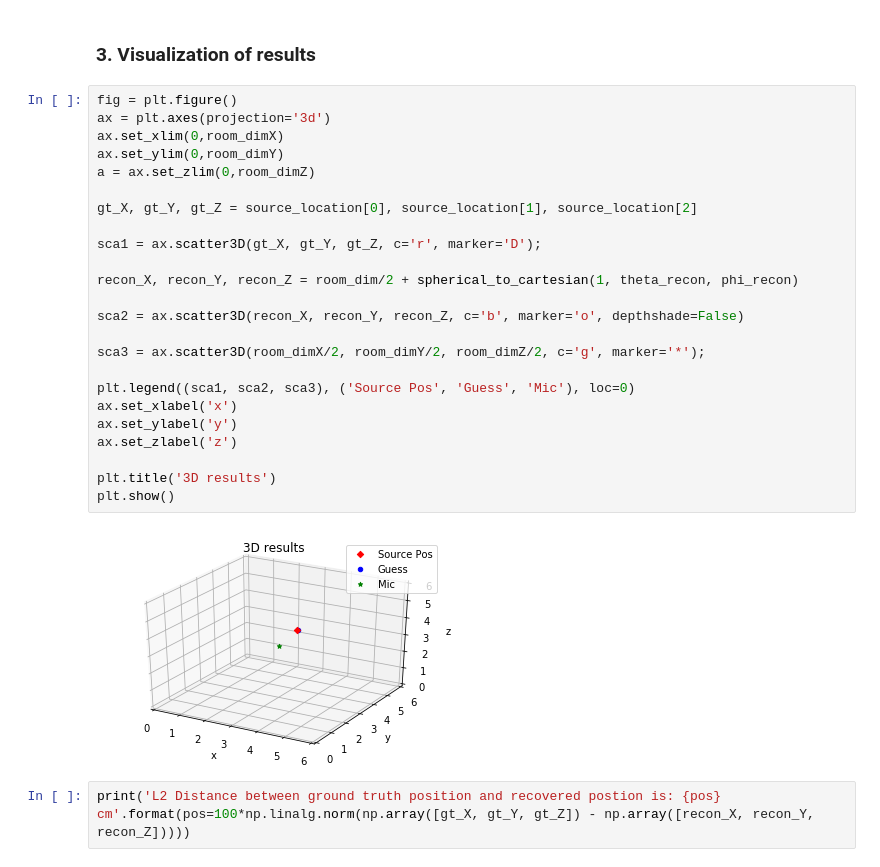
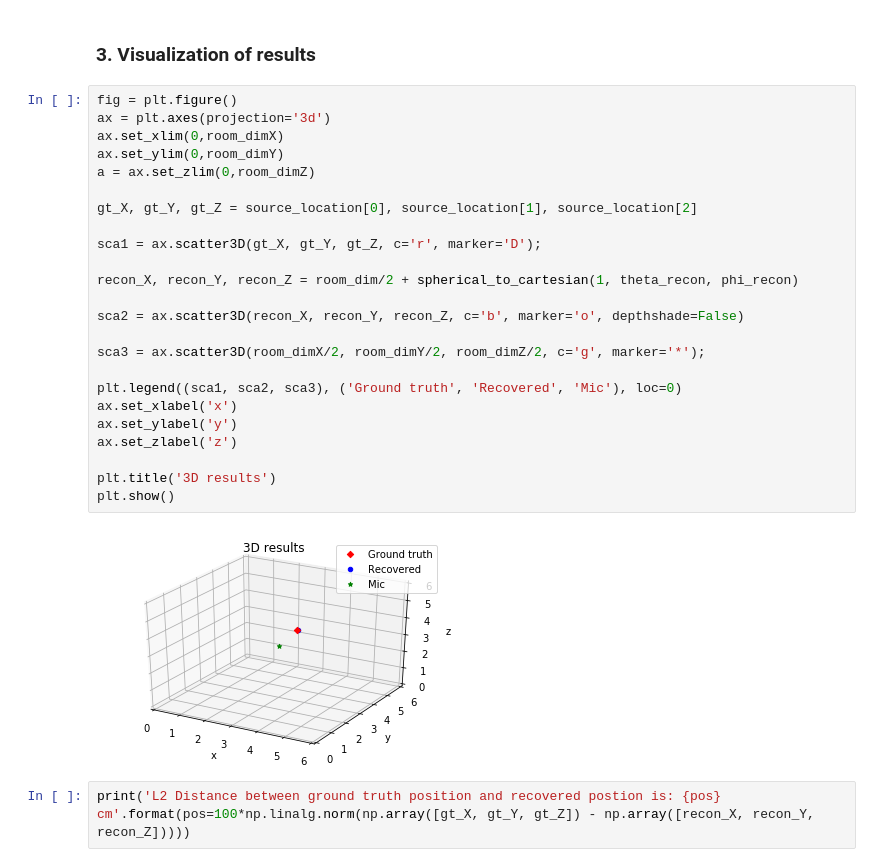
Before and after one commit to Belbaraka/alexa, a Jupyter notebook: modules/srp_phat/gcc_phat.ipynb, the cells around one changed output. Saved outputs shown, nothing was run; the diff lists cells and outputs as text.

```diff
--- a/modules/srp_phat/gcc_phat.ipynb
+++ b/modules/srp_phat/gcc_phat.ipynb
@@ -165,29 +165,29 @@ theta_recon = srp.colatitude_recon[0]
 # %%
 fig = plt.figure()
 ax = plt.axes(projection='3d')
 ax.set_xlim(0,room_dimX)
 ax.set_ylim(0,room_dimY)
 a = ax.set_zlim(0,room_dimZ)
 
 gt_X, gt_Y, gt_Z = source_location[0], source_location[1], source_location[2]
 
 sca1 = ax.scatter3D(gt_X, gt_Y, gt_Z, c='r', marker='D');
 
 recon_X, recon_Y, recon_Z = room_dim/2 + spherical_to_cartesian(1, theta_recon, phi_recon)
 
 sca2 = ax.scatter3D(recon_X, recon_Y, recon_Z, c='b', marker='o', depthshade=False)
 
 sca3 = ax.scatter3D(room_dimX/2, room_dimY/2, room_dimZ/2, c='g', marker='*');
 
-plt.legend((sca1, sca2, sca3), ('Source Pos', 'Guess', 'Mic'), loc=0)
+plt.legend((sca1, sca2, sca3), ('Ground truth', 'Recovered', 'Mic'), loc=0)
 ax.set_xlabel('x')
 ax.set_ylabel('y')
 ax.set_zlabel('z')
 
 plt.title('3D results')
 plt.show()
 # %% [output]
-[figure, old version]
+[figure, new version]
 # %%
 print('L2 Distance between ground truth position and recovered postion is: {pos} cm'.format(pos=100*np.linalg.norm(np.array([gt_X, gt_Y, gt_Z]) - np.array([recon_X, recon_Y, recon_Z]))))
 # %% [output]
```
